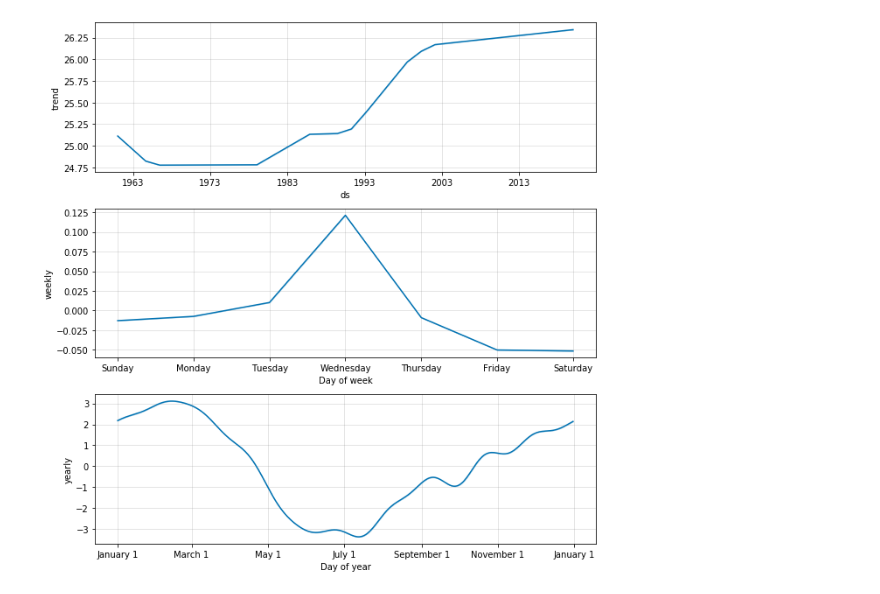
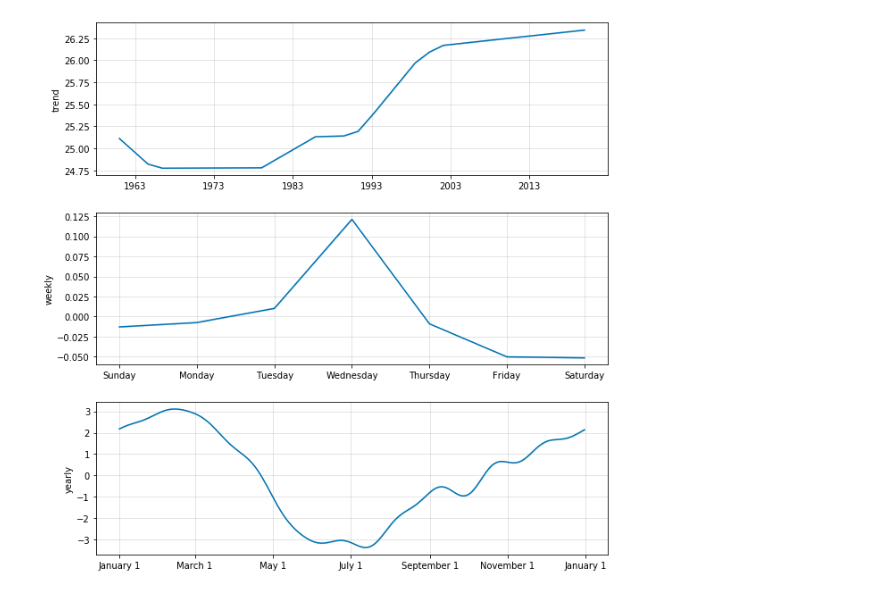
Before and after one commit to andrefellipe/ccd, a Jupyter notebook: forecast.ipynb, the cells around one changed output. Cells and saved outputs as stored; diff of their text form; code cells hidden in the pictures.

```diff
--- a/forecast.ipynb
+++ b/forecast.ipynb
@@ -67,5 +61,10 @@ plt.axvline(tmax_2019_migrante_df['date'][idx], color='grey', linestyle='--')
 # %%
 # Plot: Componentes do forecast
+# Trend, weekly seasonality and yearly seasonality of the time series.
 fig3 = m.plot_components(forecast)
+axes = fig3.get_axes()
+axes[0].set_xlabel('')
+axes[1].set_xlabel('')
+axes[2].set_xlabel('')
 # %% [output]
-[figure, old version]
+[figure, new version]
```
Also changed, not shown: parts of 3 cells of this notebook.
